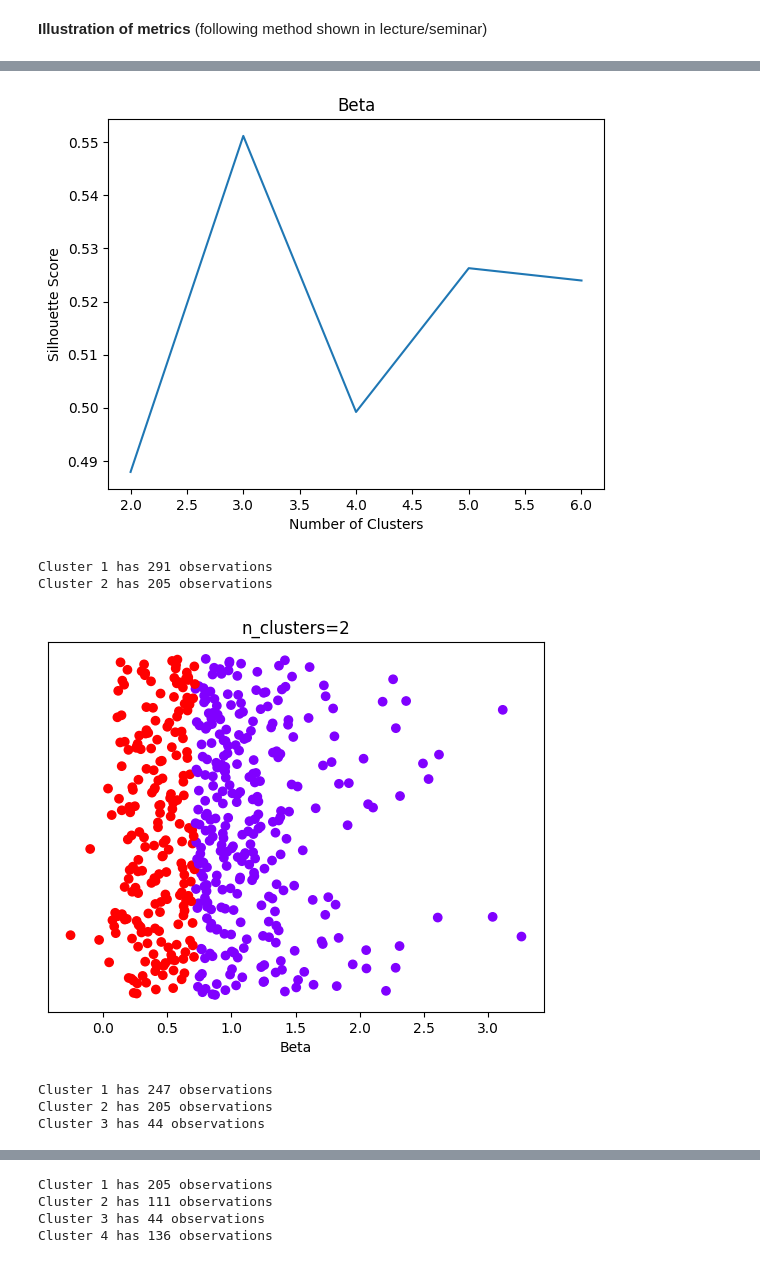
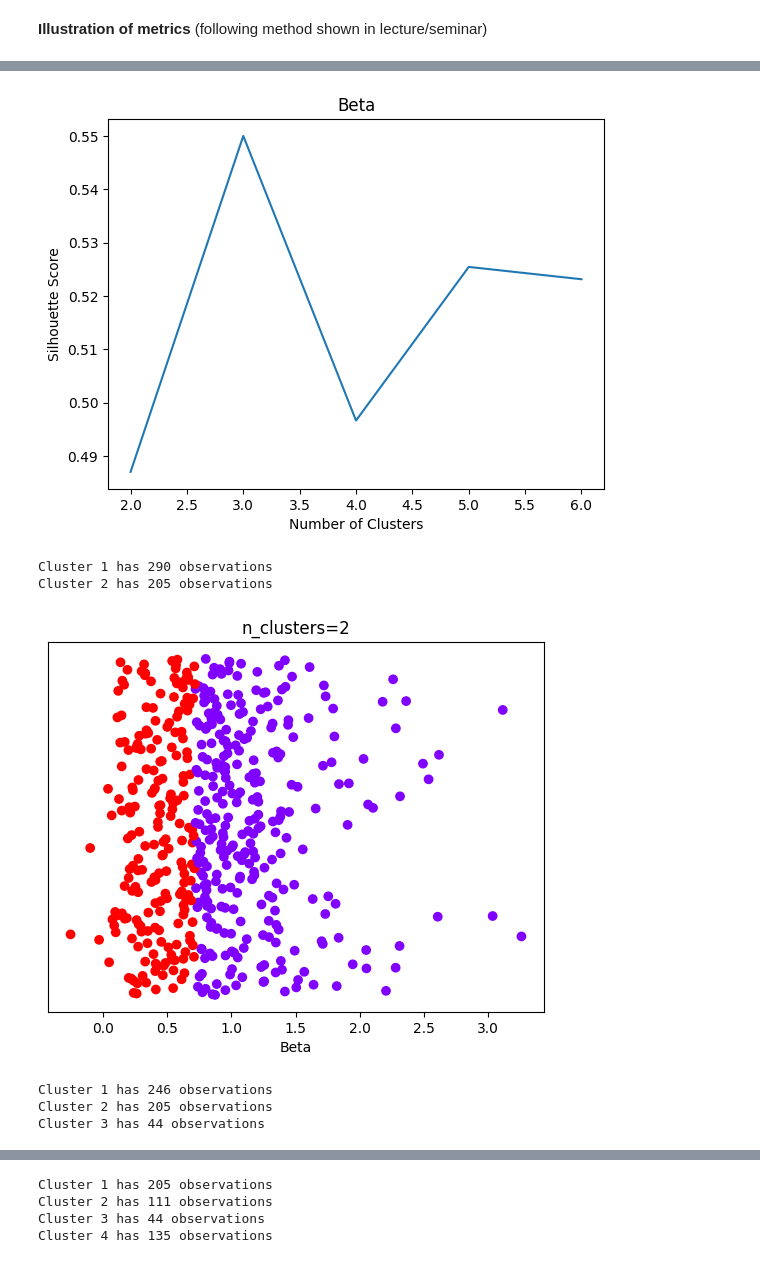
Before and after one commit to rleytonm/DataWarehousing-CW2, a Jupyter notebook: python_notebooks/TASK_A.ipynb, the cells around one changed output, grey strips where cells are left out. Saved outputs shown, nothing was run; the diff lists cells and outputs as text; code cells hidden in the pictures.

```diff
--- a/python_notebooks/TASK_A.ipynb
+++ b/python_notebooks/TASK_A.ipynb
@@ -250,15 +251,26 @@ index = yf.download('^GSPC', start=start, end=end)['Close'].squeeze()
 index_returns = index.pct_change().dropna()
 index_returns.name = 'GSPC'
 
+# Calculate beta for each stock
 betas = {}
-for ticker in tickerlist:
-    if ticker not in daily_returns.columns:
-        continue
+
+# Filter tickerlist to include only tickers present in daily_returns
+available_tickers = [t for t in tickerlist if t in daily_returns.columns]
+
+for ticker in available_tickers:
     stock_returns = daily_returns[ticker].dropna()
     aligned = pd.concat([stock_returns, index_returns], axis=1, join='inner').dropna()
-    cov_matrix = np.cov(aligned[ticker], aligned['GSPC'])
-    beta = cov_matrix[0, 1] / np.var(aligned['GSPC'])
-    betas[ticker] = beta
+    # Ensure there's enough data to compute covariance and variance
+    if not aligned.empty and 'GSPC' in aligned.columns and len(aligned) > 1:
+        cov_matrix = np.cov(aligned[ticker], aligned['GSPC'])
+        # Ensure the variance of GSPC is not zero to avoid division by zero
+        if np.var(aligned['GSPC']) != 0:
+            beta = cov_matrix[0, 1] / np.var(aligned['GSPC'])
+            betas[ticker] = beta
+        else:
+            print(f"Skipping {ticker}: Variance of GSPC returns is zero after alignment.")
+    else:
+        print(f"Skipping {ticker}: Not enough aligned data with GSPC.")
 
 betas_df = pd.Series(betas, name='Beta').to_frame()
 # %% [output]
@@ -306,7 +334,7 @@ annual_volatility_df
 # %%
 # Daily Return
 
-daily_returns_mean = daily_returns.mean().to_frame(name='Avg Daily Return').dropna()
+daily_returns_mean = daily_returns.mean().to_frame(name='Avg Daily Return')
 X = daily_returns_mean[['Avg Daily Return']]
 range_n_clusters = [2, 3, 4, 5, 6]
 
@@ -371,44 +399,44 @@ Cluster 6 has 29 observations
 # %%
 # BETA
 
-X = betas_df[['Beta']].dropna()
+X = betas_df[['Beta']]
 range_n_clusters = [2, 3, 4, 5, 6]
 
 scores = []
 for n_clusters in range_n_clusters:
     agglom = AgglomerativeClustering(n_clusters=n_clusters)
     labels = agglom.fit(X).labels_
     scores.append(silhouette_score(X, labels))
 
 plt.plot(range_n_clusters, scores)
 plt.xlabel('Number of Clusters')
 plt.ylabel('Silhouette Score')
 plt.title('Beta')
 plt.show()
 
 for n_clusters in range_n_clusters:
     model = AgglomerativeClustering(n_clusters=n_clusters)
     labels = model.fit_predict(X)
     plt.scatter(X, X.index, c=labels, cmap='rainbow')
     plt.xlabel('Beta')
     plt.title(f"n_clusters={n_clusters}")
     cluster_counts = np.bincount(labels)
     for i in range(n_clusters):
         print(f"Cluster {i+1} has {cluster_counts[i]} observations")
     plt.yticks([])
     plt.show()
 
 optimal_n_clusters = 5
 agglom = AgglomerativeClustering(n_clusters=optimal_n_clusters)
 X['Cluster'] = agglom.fit_predict(X)
 
 sns.violinplot(x='Cluster', y='Beta', data=X)
 plt.show()
 # %% [output]
-[figure, old version]
+[figure, new version]
-Cluster 1 has 291 observations
+Cluster 1 has 290 observations
 Cluster 2 has 205 observations
-[figure, old version]
+[figure, new version]
-Cluster 1 has 247 observations
+Cluster 1 has 246 observations
 Cluster 2 has 205 observations
 Cluster 3 has 44 observations
@@ -416,4 +444,4 @@ Cluster 3 has 44 observations
 Cluster 1 has 205 observations
 Cluster 2 has 111 observations
 Cluster 3 has 44 observations
-Cluster 4 has 136 observations
+Cluster 4 has 135 observations
```
Also changed, not shown: parts of 20 cells of this notebook.
